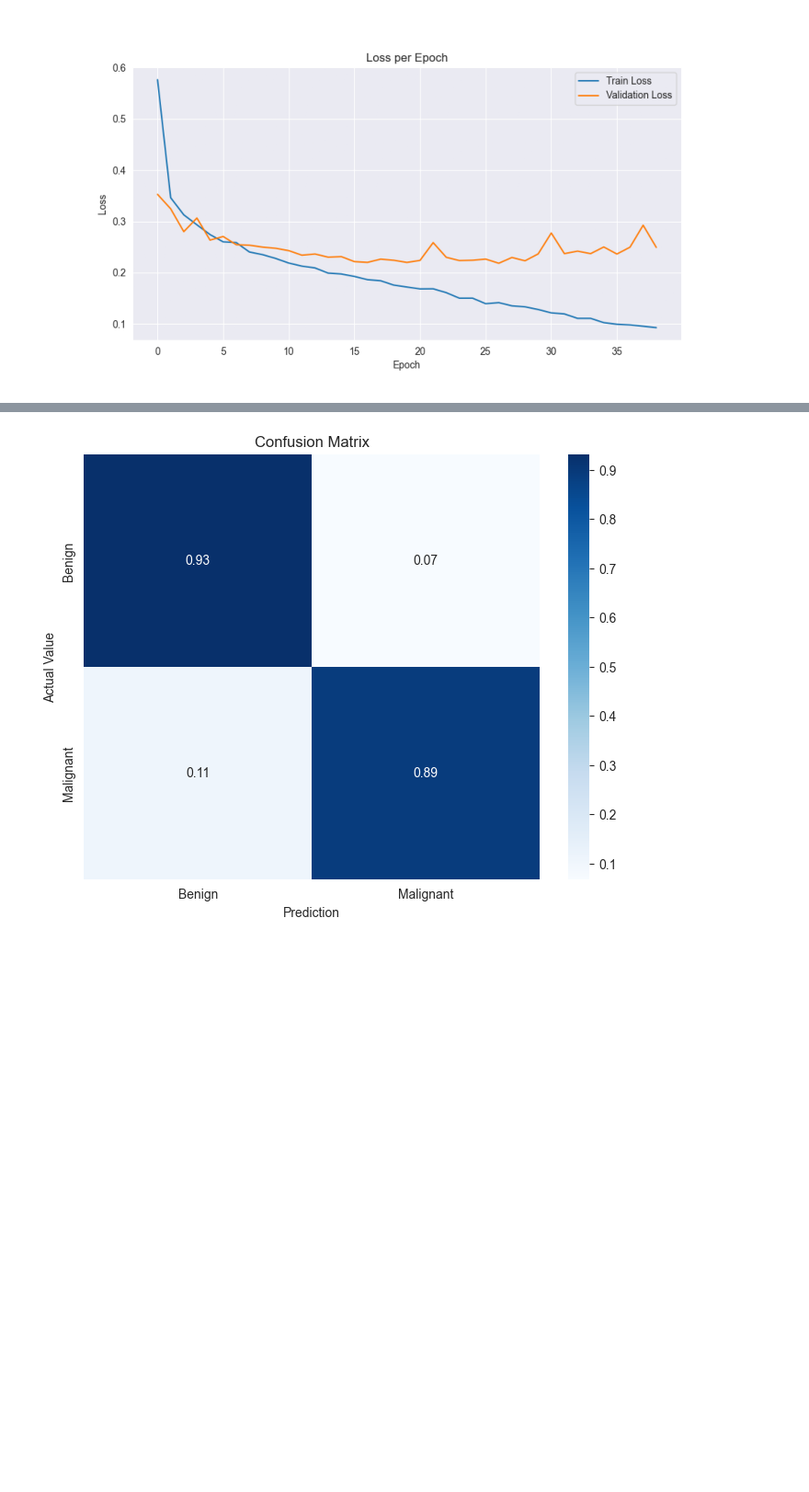
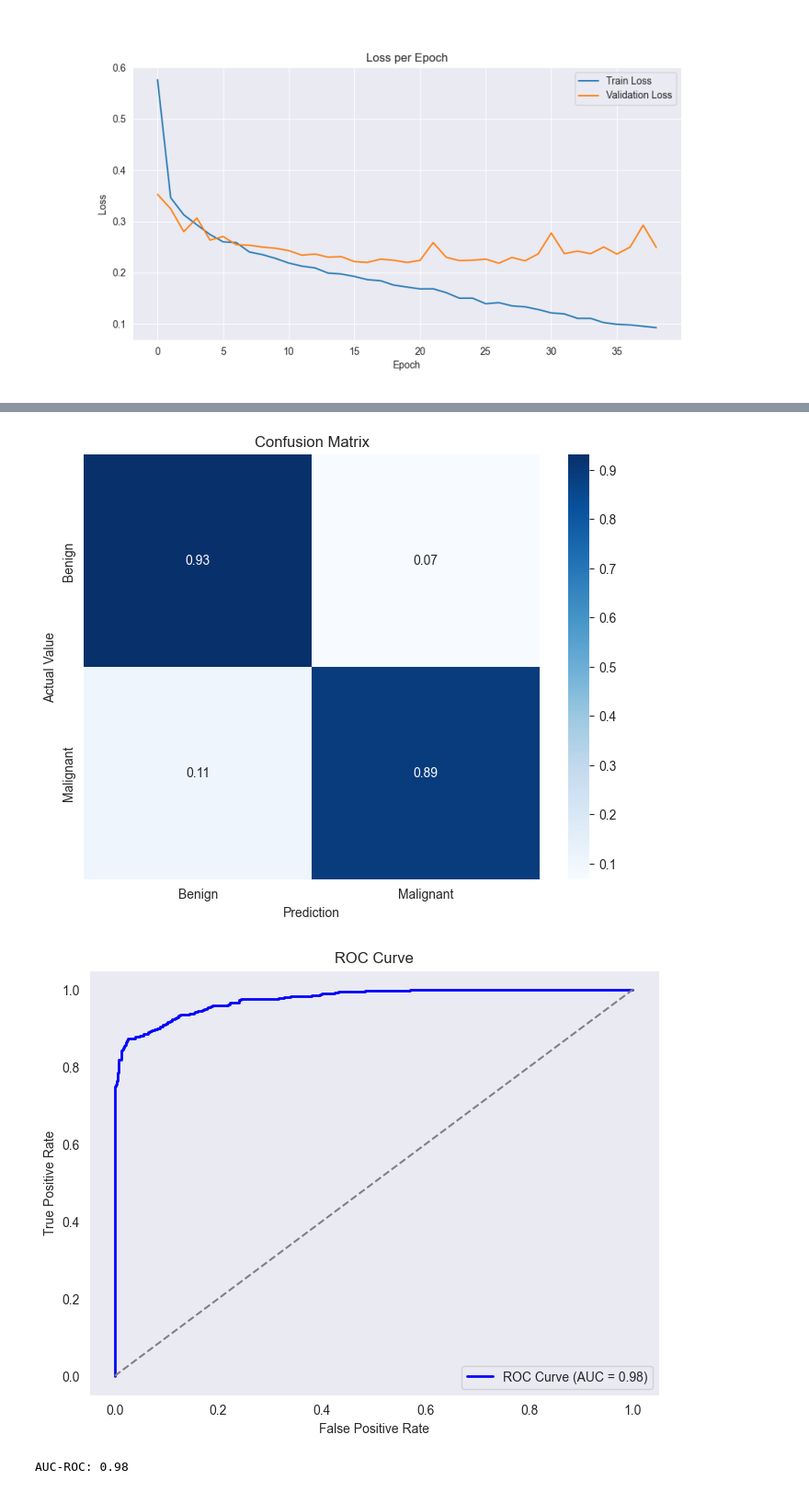
Before and after one commit to frandevaux/Melanoma-detection, a Jupyter notebook: melanoma_detection.ipynb, the cells around one changed output, grey strips where cells are left out. Shown at 92% size. Saved outputs shown, nothing was run; the diff lists cells and outputs as text; code cells hidden in the pictures; blank space fills up the shorter version.

```diff
--- a/melanoma_detection.ipynb
+++ b/melanoma_detection.ipynb
@@ -340,9 +339,11 @@ def evaluate_model(test_folder, model_path=None):
     X_test, y_test = load_images_from_directory(test_folder)
     X_test = X_test / 255.0  # Normalizar imágenes
 
-    # Realizar predicciones
-    y_pred = model.predict(X_test)
-    y_pred = (y_pred > 0.5).astype(int).flatten()  # Convertir a 0 o 1
+    # Realizar predicciones (probabilidades)
+    y_pred_prob = model.predict(X_test).flatten()  # Obtener probabilidades para la clase positiva
+
+    # Convertir probabilidades a etiquetas (0 o 1) usando el umbral de 0.5
+    y_pred = (y_pred_prob > 0.5).astype(int)
 
     # Calcular y mostrar métricas
     print("\nResultados del modelo:")
@@ -362,5 +363,22 @@ def evaluate_model(test_folder, model_path=None):
     plt.ylabel('Actual Value')
     plt.show()
 
-evaluate_model(test_dir)
+    # Calcular y graficar la curva ROC
+    fpr, tpr, thresholds = roc_curve(y_test, y_pred_prob)
+    roc_auc = auc(fpr, tpr)
+
+    plt.figure(figsize=(8, 6))
+    plt.plot(fpr, tpr, color='blue', lw=2, label=f'ROC Curve (AUC = {roc_auc:.2f})')
+    plt.plot([0, 1], [0, 1], color='gray', linestyle='--')  # Línea diagonal
+    plt.title('ROC Curve')
+    plt.xlabel('False Positive Rate')
+    plt.ylabel('True Positive Rate')
+    plt.legend(loc='lower right')
+    plt.grid()
+    plt.show()
+
+    print(f"AUC-ROC: {roc_auc:.2f}")
+
+# Evaluar el modelo
+evaluate_model(test_dir, 'best_melanoma_model_tuned.keras')
 # %% [output]
@@ -368,17 +386,19 @@ evaluate_model(test_dir)
 
 Resultados del modelo:
 Accuracy: 0.91
 
 Reporte de clasificación:
               precision    recall  f1-score   support
 
       Benign       0.89      0.93      0.91       500
    Malignant       0.93      0.89      0.91       500
 
     accuracy                           0.91      1000
    macro avg       0.91      0.91      0.91      1000
 weighted avg       0.91      0.91      0.91      1000
 [figure]
+[figure, added]
+AUC-ROC: 0.98
 # %% [markdown]
 ### 4. Conclusión
 
```
Also changed, not shown: parts of 5 cells of this notebook.
